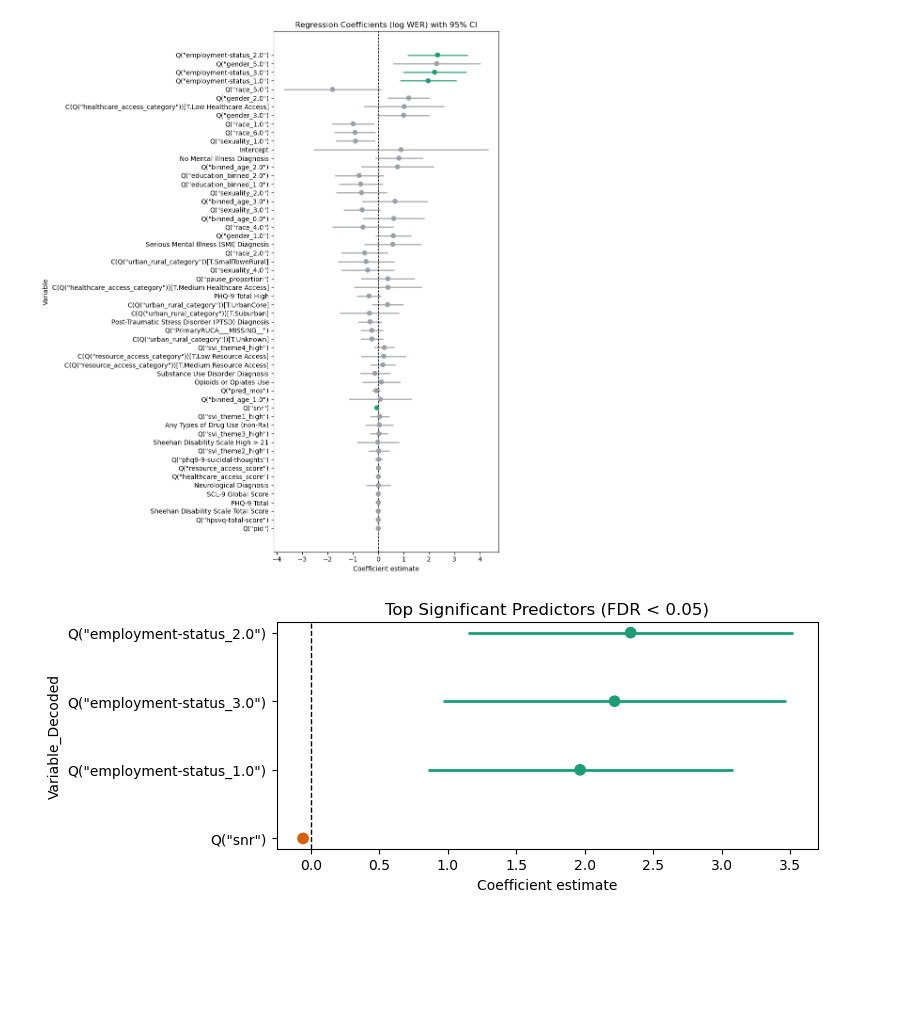
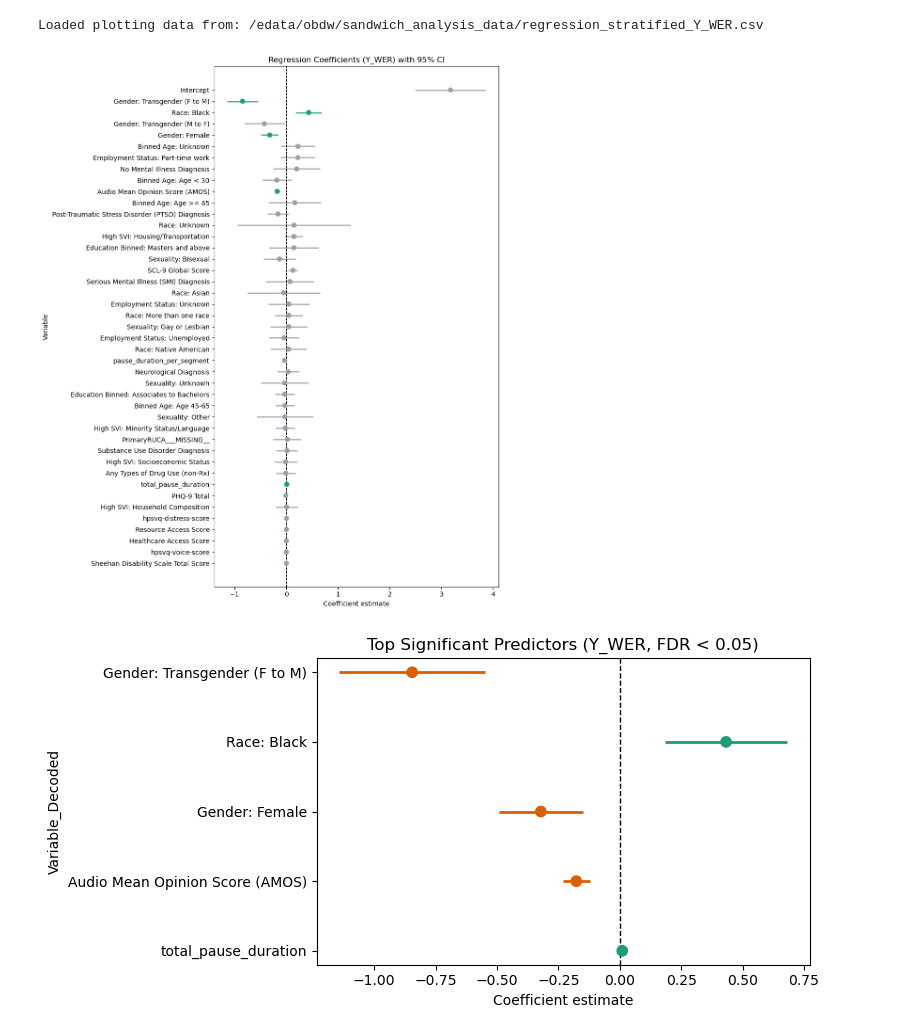
Before and after one commit to emd5-afk/BIME_U01, a Jupyter notebook: RunRegresssionsCompare.ipynb, the cells around one changed output. Drawn from its saved outputs; the diff is of its cells as text; code cells hidden in the pictures; blank space fills up the shorter version.

```diff
--- a/RunRegresssionsCompare.ipynb
+++ b/RunRegresssionsCompare.ipynb
@@ -617,6 +714,5 @@ Variable Details:
 # %%
 # Add Graph of Multi-Hypothesis corrected results
-# Made this cell using Codex
 # Top significant predictors only (FDR-significant), sorted by absolute effect size
 import pandas as pd
 import numpy as np
@@ -625,17 +721,43 @@ import seaborn as sns
 
 from avh_utils import decode_variable_name
 
+# Normalize statsmodels term strings before decode, e.g. Q("race_2.0") -> race_2.0
+def normalize_term_for_decode(term):
+    if pd.isna(term):
+        return term
+    t = str(term).strip()
+
+    if t in {"Intercept", "const", "(Intercept)"}:
+        return "Intercept"
+
+    # Handle simple quoted terms used throughout this notebook
+    if t.startswith('Q("') and t.endswith('")'):
+        return t[3:-2]
+
+    # Handle categorical style terms if they appear: C(Q("var"))[T.level]
+    if t.startswith('C(Q("') and '")[T.' in t and t.endswith(']'):
+        var_part = t.split('")[T.')[0].replace('C(Q("', '')
+        level = t.split('")[T.')[1][:-1]
+        return f"{var_part}_{level}"
+
+    return t
+
 # Add decoded variable names for better readability
-# Use a safe wrapper to handle any decoding errors
 def safe_decode(var_name):
     try:
         return decode_variable_name(var_name)
-    except Exception as e:
+    except Exception:
         # If decoding fails, return the original variable name
         return var_name
 
-# Load results
-df = pd.read_csv("/edata/obdw/sandwich_analysis_data/regression_stratified_log_wer.csv")
+# Load results from the SAME outcome produced by the regression cell above
+# Cell 1 writes: regression_stratified_{outcome_name}.csv
+plot_out_folder = globals().get("out_folder", "/edata/obdw/sandwich_analysis_data/")
+plot_outcome = globals().get("wer_col", "Y_WER")
+plot_path = f"{plot_out_folder}regression_stratified_{plot_outcome}.csv"
+
+df = pd.read_csv(plot_path)
+print(f"Loaded plotting data from: {plot_path}")
 
 # Clean/prepare
 for col in ["fdr_significant", "bonferroni_significant"]:
@@ -645,20 +767,14 @@ df["ci_high"] = df["Coefficient"] + 1.96 * df["Std_Error"]
 
 # Optional: drop intercept for readability
 plot_df = df[df["Variable"] != "const"].copy()
-# Add variable decodes
-plot_df['Variable_Decoded'] = plot_df['Variable'].apply(safe_decode)
-# Build decoded labels (fallback to original if decode fails/empty)
-plot_df["Variable_Decoded"] = (
-    plot_df["Variable"]
-    .apply(lambda v: safe_decode(v) if pd.notna(v) else v)
-    .fillna(plot_df["Variable"])
-)
+plot_df["Variable_Clean"] = plot_df["Variable"].apply(normalize_term_for_decode)
+plot_df["Variable_Decoded"] = plot_df["Variable_Clean"].apply(safe_decode)
+plot_df["Variable_Decoded"] = plot_df["Variable_Decoded"].fillna(plot_df["Variable_Clean"])
 plot_df["Variable_Decoded"] = np.where(
     plot_df["Variable_Decoded"].astype(str).str.strip().eq(""),
-    plot_df["Variable"],
+    plot_df["Variable_Clean"],
     plot_df["Variable_Decoded"]
 )
-
 
 # Sort by effect size magnitude
 plot_df = plot_df.reindex(plot_df["Coefficient"].abs().sort_values(ascending=True).index)
@@ -684,53 +800,51 @@ plt.scatter(
 )
 
 plt.axvline(0, color="black", linestyle="--", linewidth=1)
-plt.title("Regression Coefficients (log WER) with 95% CI")
+plt.title(f"Regression Coefficients ({plot_outcome}) with 95% CI")
 plt.xlabel("Coefficient estimate")
 plt.ylabel("Variable")
 plt.tight_layout()
 plt.show()
 
-
 sig_df = df[(df["Variable"] != "const") & (df["fdr_significant"] == True)].copy()
-# Build decoded labels (fallback to original if decode fails/empty)
-sig_df["Variable_Decoded"] = (
-    sig_df["Variable"]
-    .apply(lambda v: safe_decode(v) if pd.notna(v) else v)
-    .fillna(sig_df["Variable"])
-)
+sig_df["Variable_Clean"] = sig_df["Variable"].apply(normalize_term_for_decode)
+sig_df["Variable_Decoded"] = sig_df["Variable_Clean"].apply(safe_decode)
+sig_df["Variable_Decoded"] = sig_df["Variable_Decoded"].fillna(sig_df["Variable_Clean"])
 sig_df["Variable_Decoded"] = np.where(
     sig_df["Variable_Decoded"].astype(str).str.strip().eq(""),
-    sig_df["Variable"],
+    sig_df["Variable_Clean"],
     sig_df["Variable_Decoded"]
 )
+
 if sig_df.empty:
     print("No FDR-significant predictors found.")
 else:
     sig_df["ci_low"] = sig_df["Coefficient"] - 1.96 * sig_df["Std_Error"]
     sig_df["ci_high"] = sig_df["Coefficient"] + 1.96 * sig_df["Std_Error"]
     sig_df = sig_df.reindex(sig_df["Coefficient"].abs().sort_values(ascending=True).index)
 
     plt.figure(figsize=(8, max(3, 0.8 * len(sig_df))))
     colors = np.where(sig_df["Coefficient"] >= 0, "#1b9e77", "#d95f02")
 
     plt.hlines(
         y=sig_df["Variable_Decoded"],
         xmin=sig_df["ci_low"],
         xmax=sig_df["ci_high"],
         color=colors,
         linewidth=2
     )
     plt.scatter(sig_df["Coefficient"], sig_df["Variable_Decoded"], c=colors, s=55, zorder=3)
 
     plt.axvline(0, color="black", linestyle="--", linewidth=1)
-    plt.title("Top Significant Predictors (FDR < 0.05)")
+    plt.title(f"Top Significant Predictors ({plot_outcome}, FDR < 0.05)")
     plt.xlabel("Coefficient estimate")
     plt.ylabel("Variable_Decoded")
     plt.tight_layout()
     plt.show()
 # %% [output]
+Loaded plotting data from: /edata/obdw/sandwich_analysis_data/regression_stratified_Y_WER.csv
-[figure, old version]
+[figure, new version]
-[figure, old version]
+[figure, new version]
 # %%
 # Model registry writer (v1)
 # Appends/updates minimal model registry rows for current runs.
```
Also changed, not shown: parts of 9 cells of this notebook, 44 other files.
